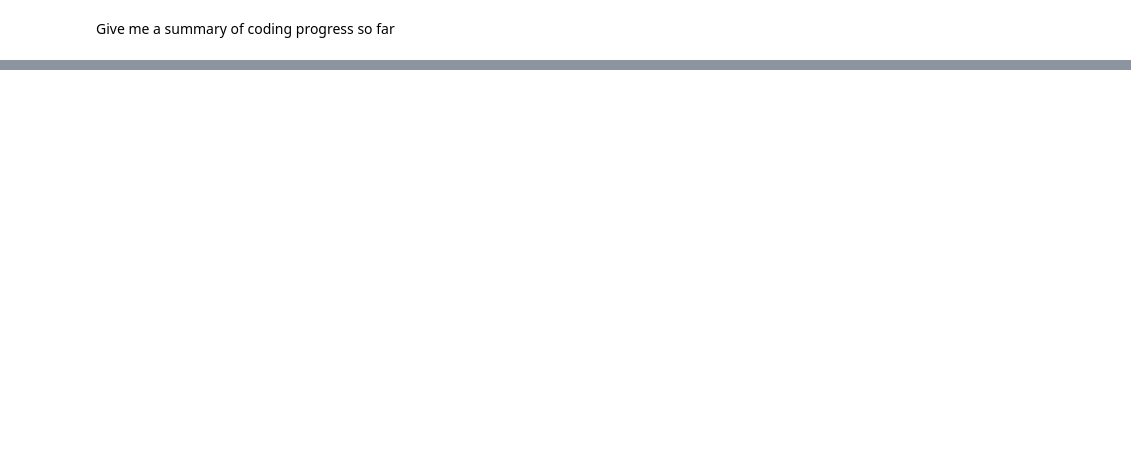
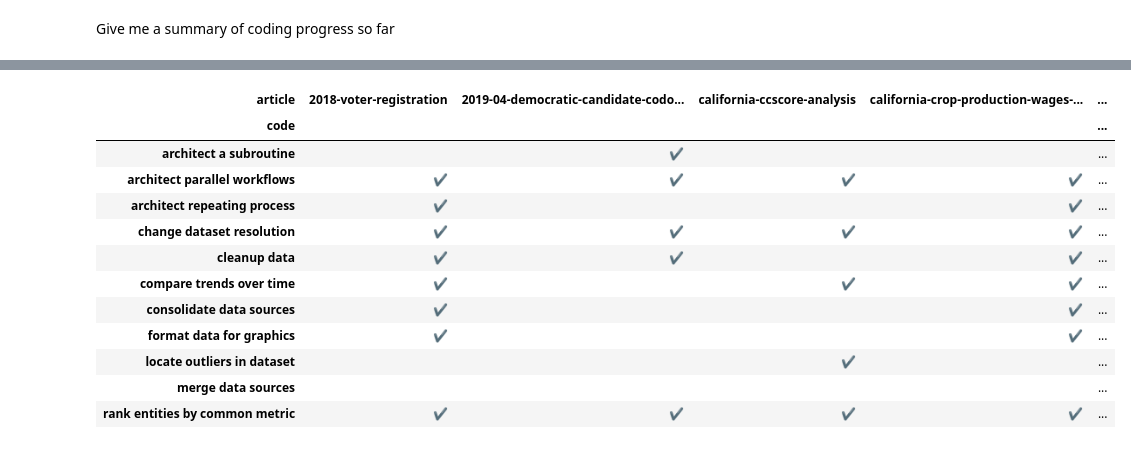
Before and after one commit to steve-kasica/table-scraps, a Jupyter notebook: codebook.ipynb, the cells around one changed output, grey strips where cells are left out. Saved outputs shown, nothing was run; the diff lists cells and outputs as text; code cells hidden in the pictures; blank space fills up the shorter version.

```diff
--- a/codebook.ipynb
+++ b/codebook.ipynb
@@ -80,0 +72,16 @@ data[['level', 'verb', 'code']] \
+# %%
+codes.query("level == 'high'").reset_index(level='level', col_level=1)['mark']
+# %% [output]
+| article | 2018-voter-registration | 2019-04-democratic-candidate-codo... | california-ccscore-analysis | california-crop-production-wages-... | ... |
+| code |  |  |  |  | ... |
+| architect a subroutine |  | ✔ |  |  | ... |
+| architect parallel workflows | ✔ | ✔ | ✔ | ✔ | ... |
+| architect repeating process | ✔ |  |  | ✔ | ... |
+| change dataset resolution | ✔ | ✔ | ✔ | ✔ | ... |
+| cleanup data | ✔ | ✔ |  | ✔ | ... |
+| compare trends over time | ✔ |  | ✔ | ✔ | ... |
+| consolidate data sources | ✔ |  |  | ✔ | ... |
+| format data for graphics | ✔ |  |  | ✔ | ... |
+| locate outliers in dataset |  |  | ✔ |  | ... |
+| merge data sources |  |  |  |  | ... |
+| rank entities by common metric | ✔ | ✔ | ✔ | ✔ | ... |
```
Also changed, not shown: parts of 12 cells of this notebook, 1 other file.
